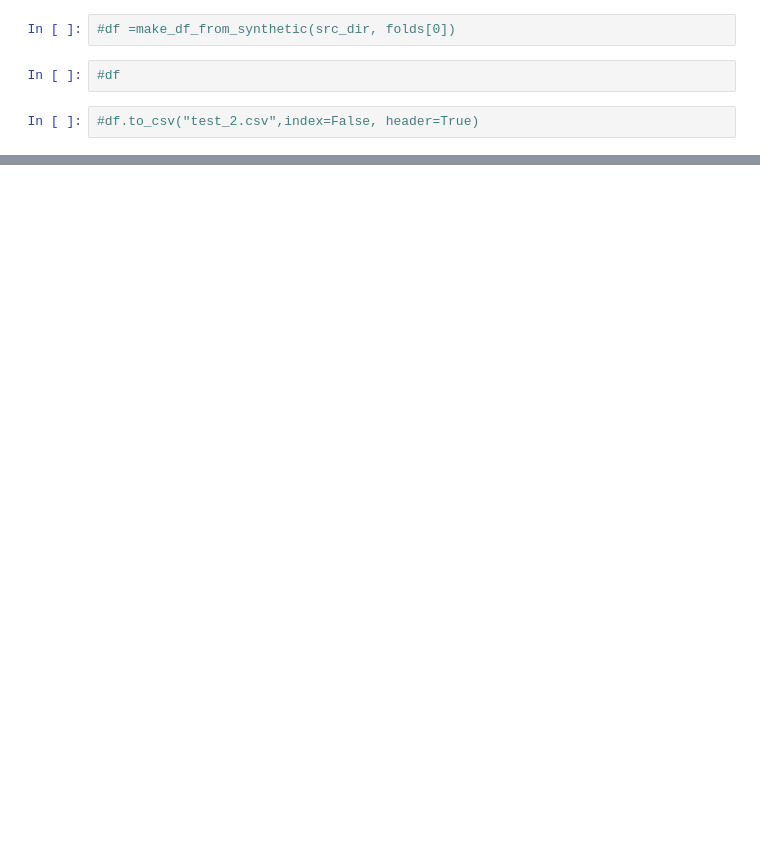
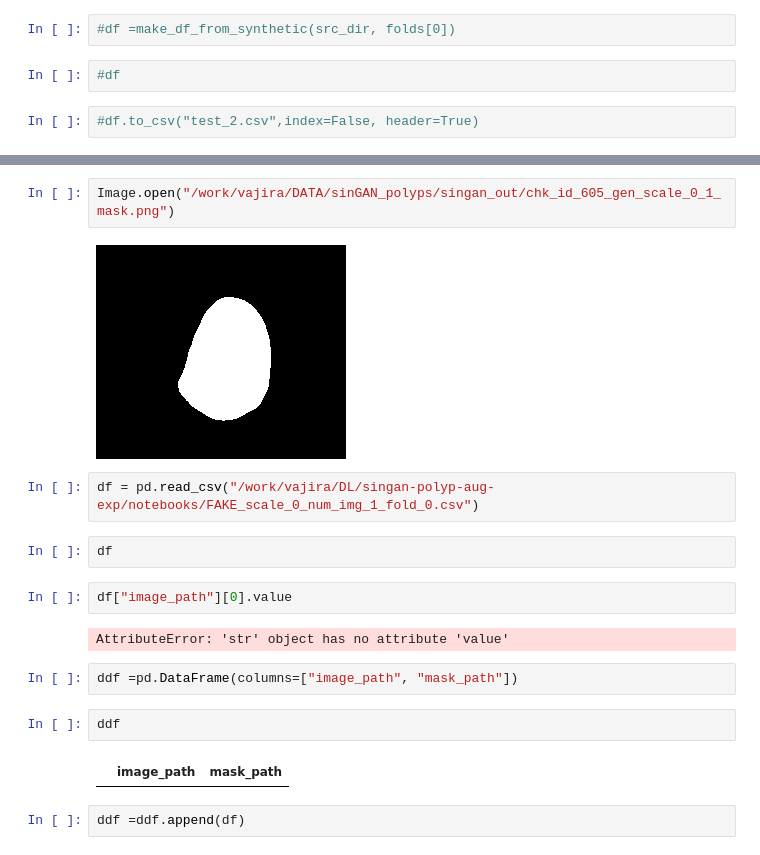
Before and after one commit to vlbthambawita/singan-polyp-aug-exp, a Jupyter notebook: notebooks/generate_fold_csvs.ipynb, the cells around one changed output, grey strips where cells are left out. Saved outputs shown, nothing was run; the diff lists cells and outputs as text; blank space fills up the shorter version.

```diff
--- a/notebooks/generate_fold_csvs.ipynb
+++ b/notebooks/generate_fold_csvs.ipynb
@@ -119,0 +153,20 @@ mask_path /work/vajira/DATA/sinGAN_polyps/singan_out/chk_id_1000_gen_scale_0_5_m
+# %%
+Image.open("/work/vajira/DATA/sinGAN_polyps/singan_out/chk_id_605_gen_scale_0_1_mask.png")
+# %% [output]
+[figure, added]
+# %%
+df = pd.read_csv("/work/vajira/DL/singan-polyp-aug-exp/notebooks/FAKE_scale_0_num_img_1_fold_0.csv")
+# %%
+df
+# %%
+df["image_path"][0].value
+# %% [output]
+AttributeError: 'str' object has no attribute 'value'
+# %%
+ddf =pd.DataFrame(columns=["image_path", "mask_path"])
+# %%
+ddf
+# %% [output]
+|  | image_path | mask_path |
+# %%
+ddf =ddf.append(df)
```
Also changed, not shown: parts of 12 cells of this notebook, 12 other files.
